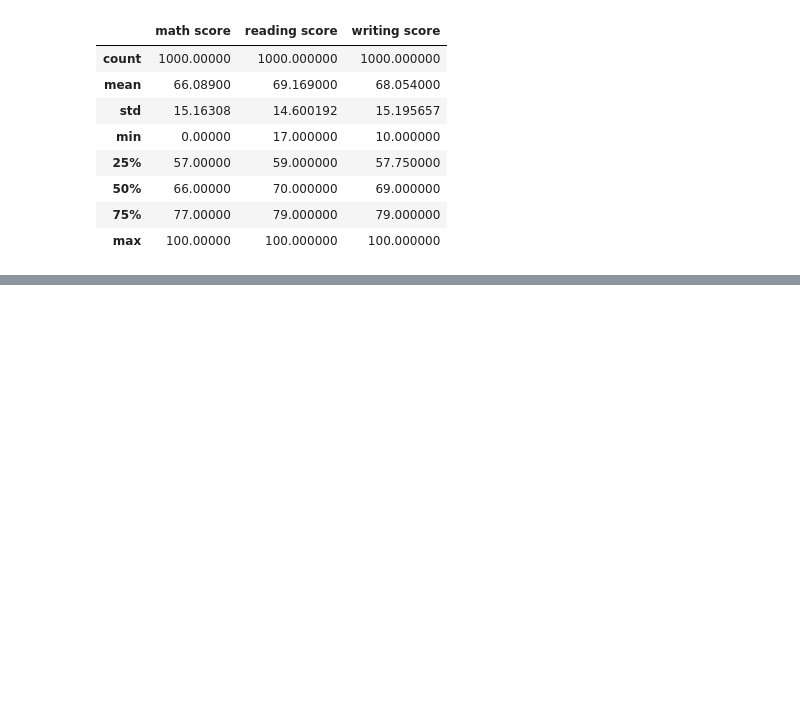
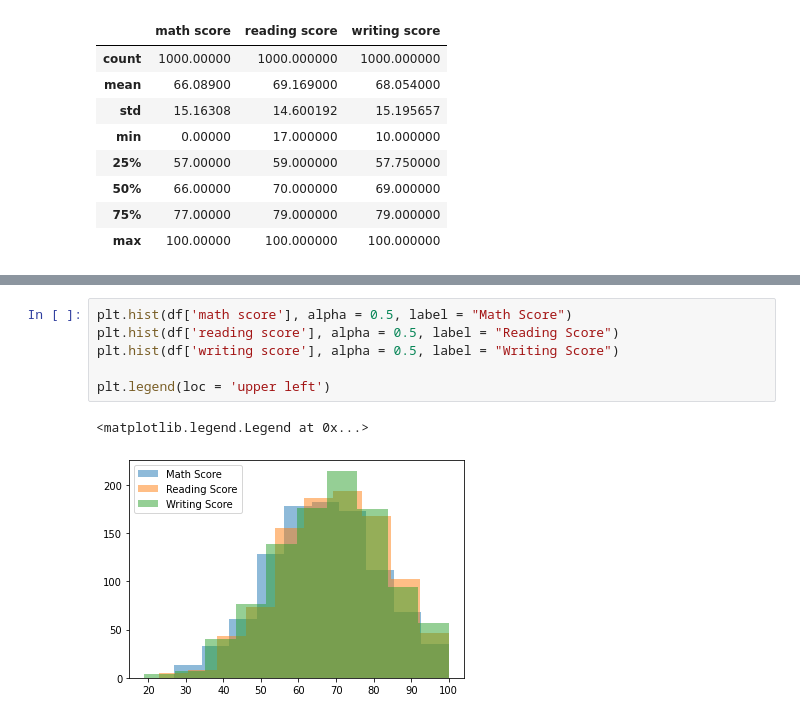
Before and after one commit to nazilalahad/Projects, a Jupyter notebook: test.ipynb, the cells around one changed output, grey strips where cells are left out. Saved outputs shown, nothing was run; the diff lists cells and outputs as text; blank space fills up the shorter version.

```diff
--- a/test.ipynb
+++ b/test.ipynb
@@ -65,0 +205,9 @@ df.describe()
+# %%
+plt.hist(df['math score'], alpha = 0.5, label = "Math Score")
+plt.hist(df['reading score'], alpha = 0.5, label = "Reading Score")
+plt.hist(df['writing score'], alpha = 0.5, label = "Writing Score")
+
+plt.legend(loc = 'upper left')
+# %% [output]
+<matplotlib.legend.Legend at 0x...>
+[figure, added]
```
Also changed, not shown: parts of 22 cells of this notebook.
